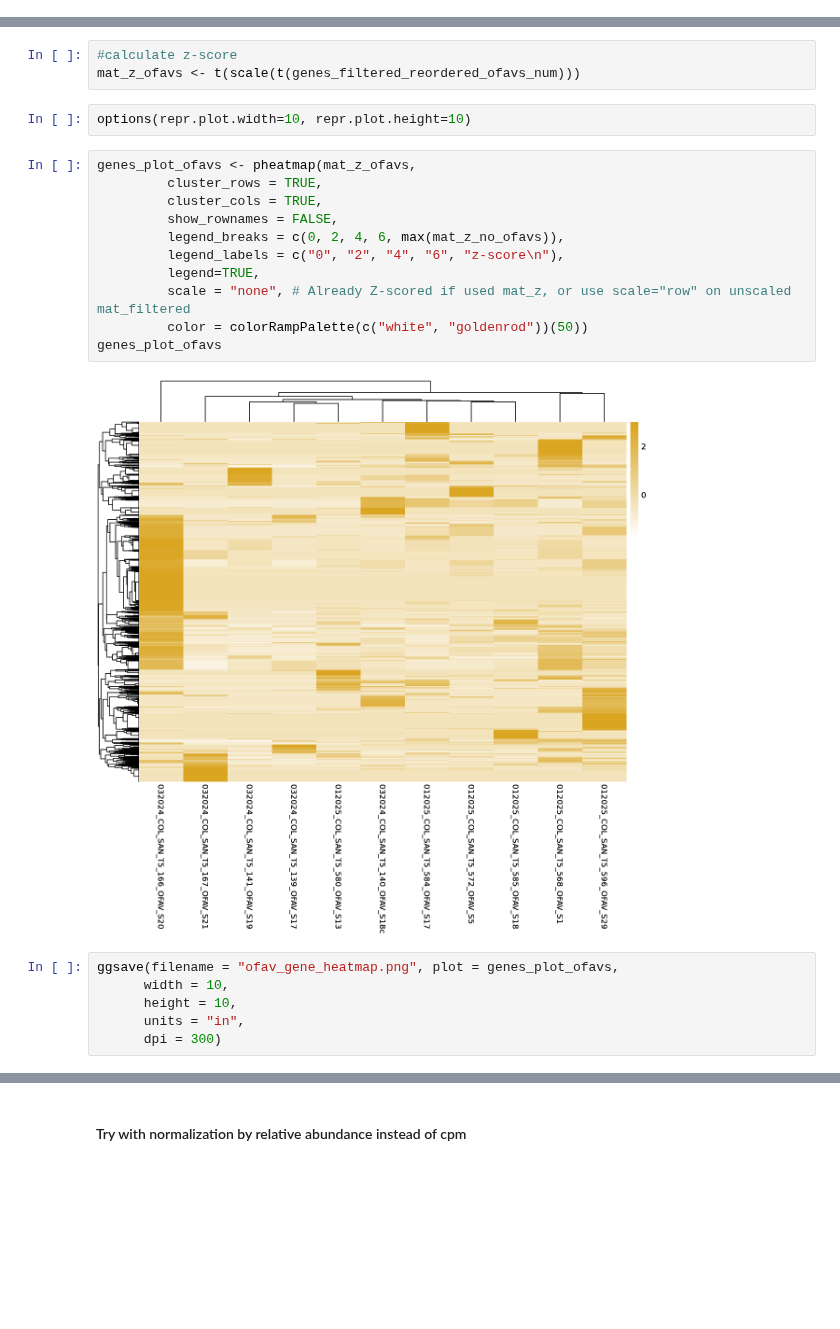
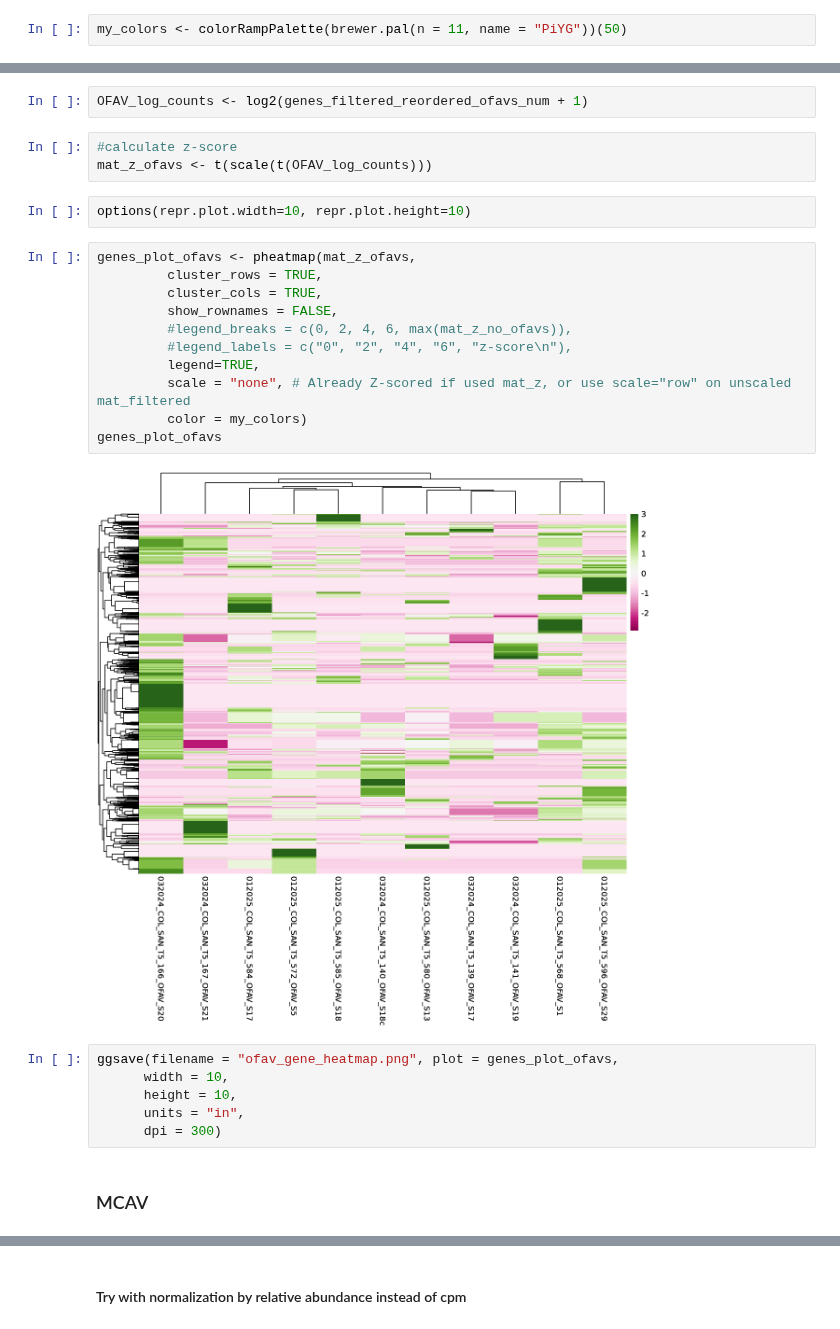
Before and after one commit to nikeaulrich/COL_metagenomics, a Jupyter notebook: COL_functional_visualization_032024_012025.ipynb, the cells around one changed output, grey strips where cells are left out. Cells and saved outputs as stored; diff of their text form; blank space fills up the shorter version.

Commit message:
added heatmaps with better normalization

```diff
--- a/COL_functional_visualization_032024_012025.ipynb
+++ b/COL_functional_visualization_032024_012025.ipynb
@@ -513 +506,3 @@ mat_z <- t(scale(t(genes_filtered_reordered_counts)))
+# %%
+my_colors <- colorRampPalette(brewer.pal(n = 11, name = "PiYG"))(50)
 # %%
@@ -720,27 +724,31 @@ A data.frame: 6 × 11
 | 1.1.1.271-RXN: (expasy) GDP-L-fuc... | 0.00000 | 0 | 0 | 14.6519 | ... |
 | 1.1.1.272-RXN: (expasy) D-2-hydro... | 0.00000 | 0 | 0 | 13.3522 | ... |
 | 1.1.1.274-RXN: (expasy) 2,5-dideh... | 6.21746 | 0 | 0 | 0.0000 | ... |
+# %%
+OFAV_log_counts <- log2(genes_filtered_reordered_ofavs_num + 1)
 # %%
 #calculate z-score
-mat_z_ofavs <- t(scale(t(genes_filtered_reordered_ofavs_num)))
+mat_z_ofavs <- t(scale(t(OFAV_log_counts)))
 # %%
 options(repr.plot.width=10, repr.plot.height=10)
 # %%
 genes_plot_ofavs <- pheatmap(mat_z_ofavs,
          cluster_rows = TRUE,
          cluster_cols = TRUE,
          show_rownames = FALSE,
-         legend_breaks = c(0, 2, 4, 6, max(mat_z_no_ofavs)),
-         legend_labels = c("0", "2", "4", "6", "z-score\n"),
+         #legend_breaks = c(0, 2, 4, 6, max(mat_z_no_ofavs)),
+         #legend_labels = c("0", "2", "4", "6", "z-score\n"),
          legend=TRUE,
          scale = "none", # Already Z-scored if used mat_z, or use scale="row" on unscaled mat_filtered
-         color = colorRampPalette(c("white", "goldenrod"))(50))
+         color = my_colors)
 genes_plot_ofavs
 # %% [output]
-[figure, old version]
+[figure, new version]
 # %%
 ggsave(filename = "ofav_gene_heatmap.png", plot = genes_plot_ofavs,
       width = 10,
       height = 10,
       units = "in",
       dpi = 300)
+# %% [markdown]
+### MCAV
```
Also changed, not shown: parts of 42 cells of this notebook.
